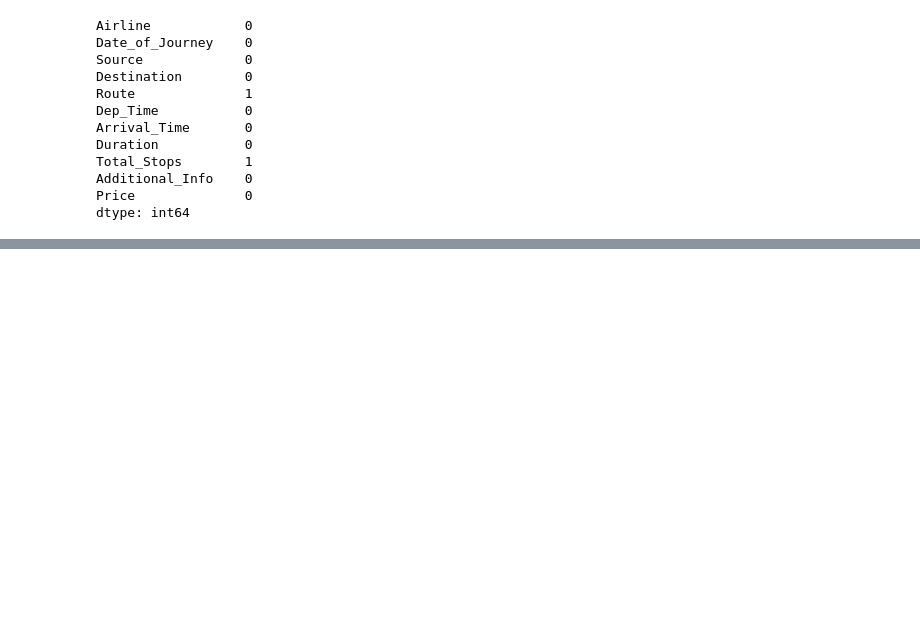
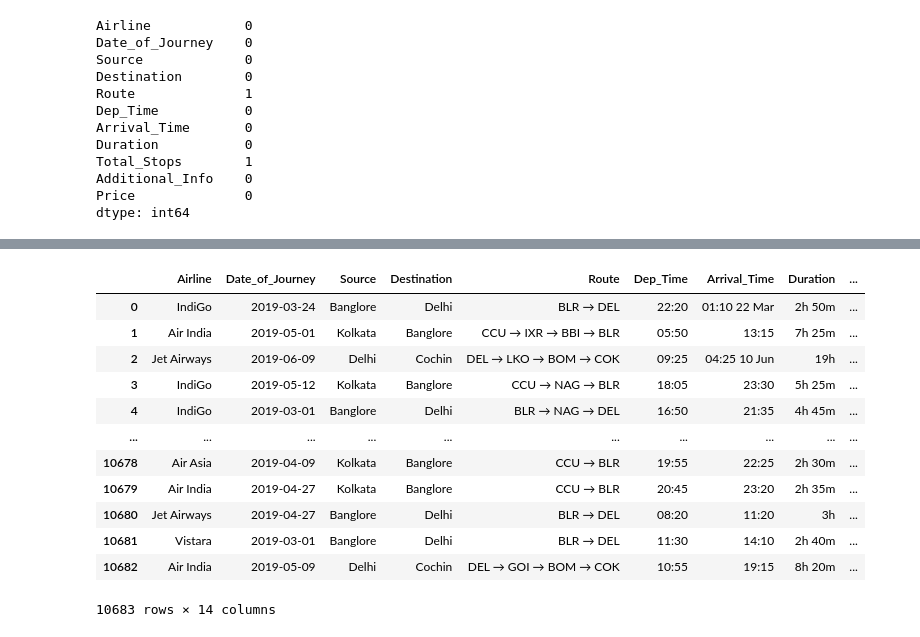
Before and after one commit to jkhare60/flight-price-prediction, a Jupyter notebook: Flight_Price_Prediction.ipynb, the cells around one changed output, grey strips where cells are left out. Cells and saved outputs as stored; diff of their text form; code cells hidden in the pictures; blank space fills up the shorter version.

```diff
--- a/Flight_Price_Prediction.ipynb
+++ b/Flight_Price_Prediction.ipynb
@@ -27,3 +10,29 @@ df
+# %%
+import os, types
+import pandas as pd
+from botocore.client import Config
+import ibm_boto3
+
+def __iter__(self): return 0
+
+# @hidden_cell
+# The following code accesses a file in your IBM Cloud Object Storage. It includes your credentials.
+# You might want to remove those credentials before you share the notebook.
+cos_client = ibm_boto3.client(service_name='s3',
+    ibm_api_key_id='NwydacEFCQc6sXRUwYgODtIUOsaEprPGFDmGOVWw6UZJ',
+    ibm_auth_endpoint="https://iam.cloud.ibm.com/oidc/token",
+    config=Config(signature_version='oauth'),
+    endpoint_url='https://s3.private.us-south.cloud-object-storage.appdomain.cloud')
+
+bucket = 'flightpriceprediction-donotdelete-pr-1v5umiobsrnl0m'
+object_key = 'Data_Train.csv'
+
+body = cos_client.get_object(Bucket=bucket,Key=object_key)['Body']
+# add missing __iter__ method, so pandas accepts body as file-like object
+if not hasattr(body, "__iter__"): body.__iter__ = types.MethodType( __iter__, body )
+
+df = pd.read_csv(body)
+df.head()
 # %%
 df['Airline'].unique()
 # %% [output]
@@ -381,0 +199,27 @@ rmse(gradient_boosting)
+# %%
+df['Additional_Info']=df['Additional_Info'].replace(['No Info'], 'No info')
+# %%
+df['Destination']=df['Destination'].replace(['New Delhi'], 'Delhi')
+# %%
+def split_date(df):
+    df['Date_of_Journey'] = pd.to_datetime(df['Date_of_Journey'],format="%d/%m/%Y")
+    df['Month'] = df.Date_of_Journey.dt.month
+    df['Day'] = df.Date_of_Journey.dt.day
+    df['WeekOfYear'] = df.Date_of_Journey.dt.isocalendar().week
+    df['WeekOfYear'] = df['WeekOfYear'].astype(int)
+split_date(df)
+df
+# %% [output]
+|  | Airline | Date_of_Journey | Source | Destination | Route | Dep_Time | Arrival_Time | Duration | ... |
+| 0 | IndiGo | 2019-03-24 | Banglore | Delhi | BLR → DEL | 22:20 | 01:10 22 Mar | 2h 50m | ... |
+| 1 | Air India | 2019-05-01 | Kolkata | Banglore | CCU → IXR → BBI → BLR | 05:50 | 13:15 | 7h 25m | ... |
+| 2 | Jet Airways | 2019-06-09 | Delhi | Cochin | DEL → LKO → BOM → COK | 09:25 | 04:25 10 Jun | 19h | ... |
+| 3 | IndiGo | 2019-05-12 | Kolkata | Banglore | CCU → NAG → BLR | 18:05 | 23:30 | 5h 25m | ... |
+| 4 | IndiGo | 2019-03-01 | Banglore | Delhi | BLR → NAG → DEL | 16:50 | 21:35 | 4h 45m | ... |
+| ... | ... | ... | ... | ... | ... | ... | ... | ... | ... |
+| 10678 | Air Asia | 2019-04-09 | Kolkata | Banglore | CCU → BLR | 19:55 | 22:25 | 2h 30m | ... |
+| 10679 | Air India | 2019-04-27 | Kolkata | Banglore | CCU → BLR | 20:45 | 23:20 | 2h 35m | ... |
+| 10680 | Jet Airways | 2019-04-27 | Banglore | Delhi | BLR → DEL | 08:20 | 11:20 | 3h | ... |
+| 10681 | Vistara | 2019-03-01 | Banglore | Delhi | BLR → DEL | 11:30 | 14:10 | 2h 40m | ... |
+| 10682 | Air India | 2019-05-09 | Delhi | Cochin | DEL → GOI → BOM → COK | 10:55 | 19:15 | 8h 20m | ... |
+10683 rows × 14 columns
```
Also changed, not shown: parts of 66 cells of this notebook.
